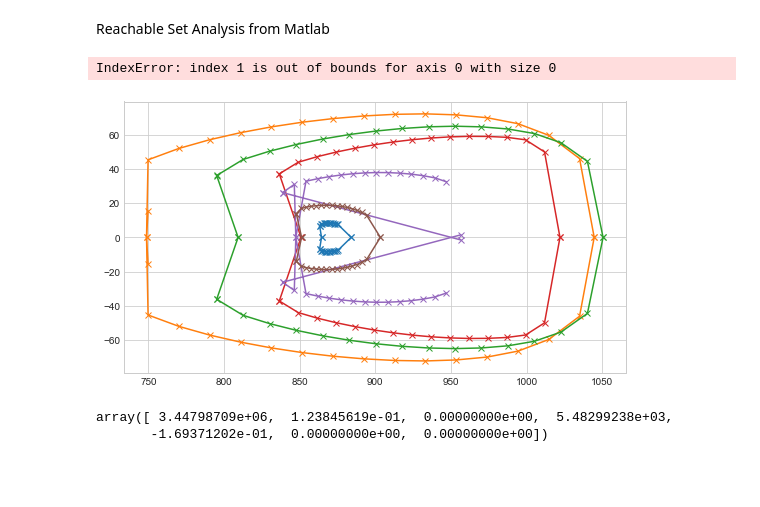
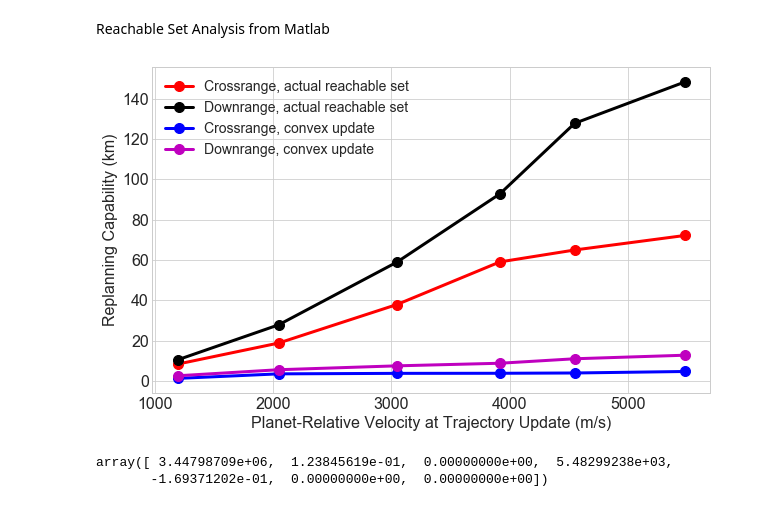
Before and after one commit to CDNoyes/EDL-Py, a Jupyter notebook: ConvexUpdate.ipynb, the cells around one changed output. Saved outputs shown, nothing was run; the diff lists cells and outputs as text; code cells hidden in the pictures; blank space fills up the shorter version.

```diff
--- a/ConvexUpdate.ipynb
+++ b/ConvexUpdate.ipynb
@@ -69,0 +76,14 @@ plt.savefig("./results/convex/solver_times.png", bbox_inches='tight', pad_inches
+# %%
+T = np.mean(Tall, axis=0)/3 # Ntimes x nsegments
+S = np.std(Tall, axis=0)/15
+
+plt.figure(figsize=(10,6))
+plt.plot(Nsegments, T*1000, label='$\mu$')
+plt.plot(Nsegments, (T+3*S)*1000, label="$\mu$ + 3$\sigma$")
+
+plt.xlabel("Number of segments", fontsize=16)
+plt.ylabel("Solver CPU Time (ms)", fontsize=16)
+plt.xticks(fontsize=16)
+plt.yticks(fontsize=16)
+plt.legend(fontsize=14)
+plt.savefig("./results/convex/solver_times.png", bbox_inches='tight', pad_inches=0.1)
@@ -702,11 +724,18 @@ def plot_rs_radius(data, Ns=[400,550,600,675,800,1000], fs=16, figsize=(10,6)):
     v0 = v0[idx]
 
     plt.figure(2, figsize=figsize)
-    plt.plot(v0, cr,'ro-', label='Crossrange, actual reachable set', linewidth=4, markersize=10)
-    plt.plot(v0, dr,'ko-', label='Downrange, actual reachable set', linewidth=4, markersize=10)
+    plt.plot(v0, cr,'ro-', label='Crossrange, actual reachable set', linewidth=3, markersize=10)
+    plt.plot(v0, dr,'ko-', label='Downrange, actual reachable set', linewidth=3, markersize=10)
+
+    n = len(v0)
+    cr_cvx = np.linspace(2, 5, n) + np.random.uniform(low=-1,high=1,size=(n,))
+    dr_cvx = np.linspace(3.5, 11, n) + np.random.uniform(low=-1,high=2,size=(n,))
+    plt.plot(v0, cr_cvx,'bo-', label='Crossrange, convex update', linewidth=3, markersize=10)
+    plt.plot(v0, dr_cvx,'mo-', label='Downrange, convex update', linewidth=3, markersize=10)
+
     plt.xlabel('Planet-Relative Velocity at Trajectory Update (m/s)', fontsize=fs)
     plt.ylabel('Replanning Capability (km)', fontsize=fs)
-    plt.legend(fontsize=fs-4)
+    plt.legend(fontsize=fs-2)
     plt.xticks(fontsize=16)
     plt.yticks(fontsize=16)
 
@@ -724,38 +753,37 @@ def plot_rs(data, Ns=[400,550,600,675,800,1000], fs=16, figsize=(8,6), annotate=
 
         idxs = list(np.argsort(xf[1])[:-1])
         imin = np.argmin(xf[2,idxs]) # zero crossrange point
         idx = [idxs[imin]] + idxs[:imin] + idxs[1+imin:]
 
 
         plt.figure(1, figsize=figsize)
         L = plt.plot(xf[1,idx]*3397, xf[2,idx]*3397, 'x-', label="$V_0$ = {:.0f} m/s".format(traj_list[0]['state'][0,3]))
         plt.plot(xf[1,idx]*3397, -xf[2,idx]*3397, 'x-', color=L[-1].get_color())
     plt.xlabel('Downrange (km)', fontsize=fs)
     plt.ylabel('Crossrange (km)', fontsize=fs)
     plt.xticks(fontsize=16)
     plt.yticks(fontsize=16)
 #     plt.title('Reachable Set from Different Initial Energy Levels', fontsize=fs)
 #     plt.legend(loc='center left', bbox_to_anchor=(1, 0.5), fontsize=fs)
 
     if annotate:
         plt.gca().annotate('Minimum downrange', xy=(738, 33), xytext=(741, 31),fontsize=fs)
     #             arrowprops=dict(facecolor='black', shrink=0.01),)
 
         plt.gca().annotate('Minimum downrange,\nzero crossrange constraint', xy=(738, 0), xytext=(753, -8),fontsize=fs)
     #             arrowprops=dict(facecolor='black', shrink=0.05),)
 
         plt.gca().annotate('Maximum\ndownrange', xy=(738, 36), xytext=(978, -10),fontsize=fs)
         plt.gca().annotate('Maximum crossrange \nfor various downrange targets', xy=(738, 0), xytext=(823, -58),fontsize=fs)
 
         plt.savefig("./results/convex/reachable_set.png", bbox_inches='tight')
 
 
-RS = collect("../GitHub/Research/Matlab/results/")
-plot_rs(RS, fs=18, figsize=(9,5), Ns=None, annotate=False) #
-plot_rs_radius(RS, fs=18, figsize=(9,5))
+RS = collect(r"./results/Fixed Initial Bank Angle")
+# plot_rs(RS, fs=18, figsize=(10,6), Ns=None, annotate=False) #
+plot_rs_radius(RS, fs=16, figsize=(10,6))
 # %% [output]
-IndexError: index 1 is out of bounds for axis 0 with size 0
-[figure, old version]
+[figure, new version]
 # %%
 RS['400'][0]['state'][0]
 # %% [output]
```
Also changed, not shown: parts of 3 cells of this notebook, 1 other file.
